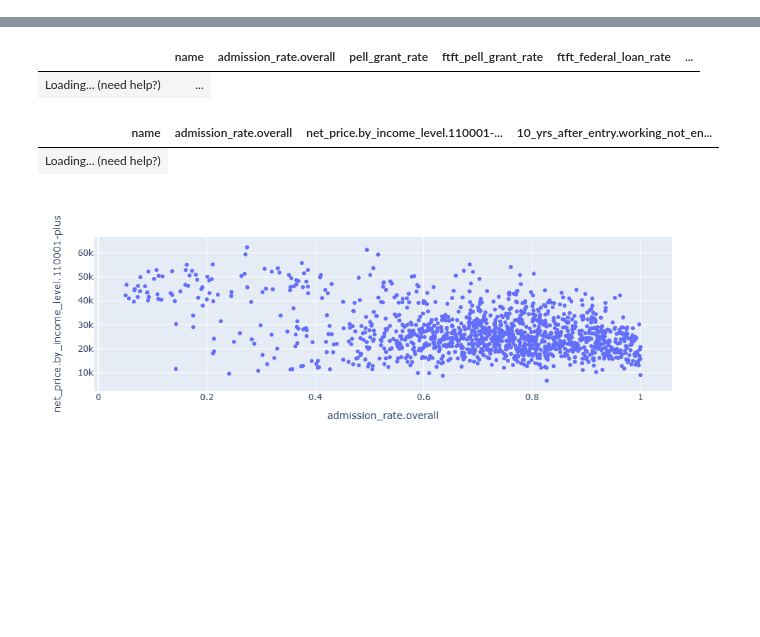
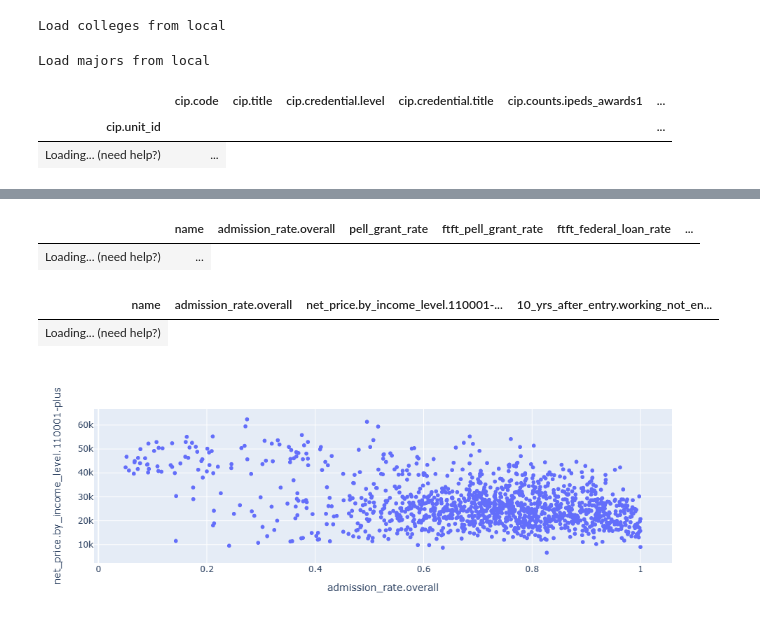
Before and after one commit to gabeweng/CollegeExplorer, a Jupyter notebook: DataInsight.ipynb, the cells around one changed output, grey strips where cells are left out. Cells and saved outputs as stored; diff of their text form; code cells hidden in the pictures; blank space fills up the shorter version.

```diff
--- a/DataInsight.ipynb
+++ b/DataInsight.ipynb
@@ -11,10 +11,32 @@ init_notebook_mode(all_interactive=True)
 [interactive output not drawn]
 [interactive output not drawn]
 # %%
-# df = pd.read_csv("https://raw.githubusercontent.com/LastMileNow/opendata/main/reportcard.csv")
-df = pd.read_csv("reportcard.csv")
+def load_data():
+    try:
+        print("Load colleges from local")
+        df = pd.read_csv("reportcard.csv",index_col=0)
+    except FileNotFoundError:
+        print("Load colleges from github")
+        df = pd.read_csv("https://raw.githubusercontent.com/LastMileNow/opendata/main/reportcard.csv",index_col=0)
+    try:
+        print("Load majors from local")
+        df_majors = pd.read_csv("reportcard_major.csv",index_col=0)
+    except FileNotFoundError:
+        print("Load majors from github")
+        df_majors = pd.read_csv("https://raw.githubusercontent.com/LastMileNow/opendata/main/reportcard_major.csv",index_col=0)
+
+    majors = list(df_majors['cip.title'].unique())
+    titles = list(df_majors['cip.credential.title'].unique())
+    return df,df_majors,titles,majors
 # %%
-datadict = pd.read_csv("CollegeScorecardDataDictionary.csv")
-datadict['developer-friendly name'].replace({'by_income_level':'income', '.working_not_enrolled':'','outcome_percentage':'perc'},regex=True,inplace=True)
-datadict.to_csv('dd.csv')
+df_college,df_majors,titles,majors = load_data()
+# %% [output]
+Load colleges from local
+Load majors from local
+# %%
+df_majors
+# %% [output]
+|  | cip.code | cip.title | cip.credential.level | cip.credential.title | cip.counts.ipeds_awards1 | ... |
+| cip.unit_id |  |  |  |  |  | ... |
+| Loading... (need help?) | ... |
 # %%
```
Also changed, not shown: parts of 2 cells of this notebook, 1 other file.
